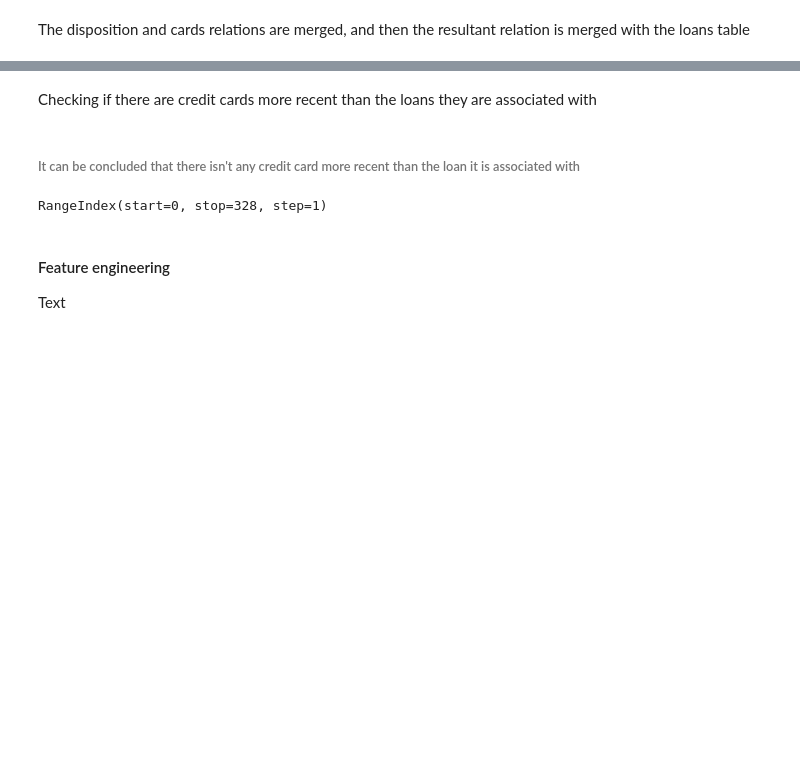
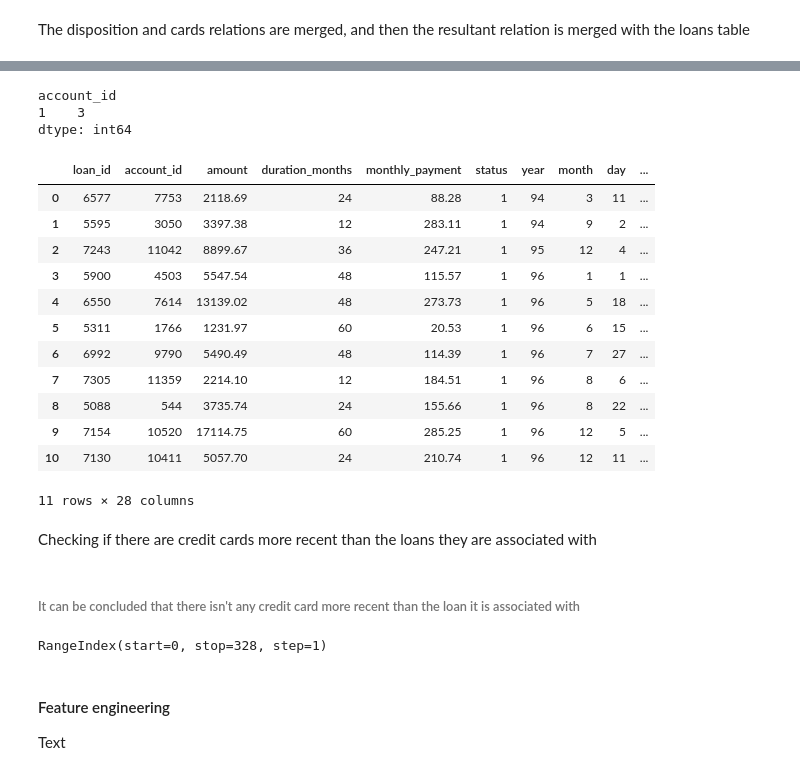
Before and after one commit to bdmendes/feup-ac-banking, a Jupyter notebook: project.ipynb, the cells around one changed output, grey strips where cells are left out. Cells and saved outputs as stored; diff of their text form; code cells hidden in the pictures; blank space fills up the shorter version.

```diff
--- a/project.ipynb
+++ b/project.ipynb
@@ -276,3 +294,40 @@ Checking if there are credit cards created before the creation of the account th
+# %%
+# tests if there is more than one card per account (proof)
+df = pd.DataFrame({
+   'card_id': [1,2,3,4],
+   'account_id': [1,1,1,2]
+})
+cards_per_account = df.groupby(['account_id']).size()
+cards_per_account[cards_per_account > 1]
+# %% [output]
+account_id
+1    3
+dtype: int64
+# %%
+# cards.columns
+# loans.account_id.is_unique
+
+loanCards = loans.merge(cards, on="account_id")
+loanCards
+# loanCards.account_id.is_unique
+# loanCards.columns
+
+# res = loanCards[loanCards.card_type == 'junior']
+# res[['loan_id','account_id', 'status', 'card_type']]
+# %% [output]
+|  | loan_id | account_id | amount | duration_months | monthly_payment | status | year | month | day | ... |
+| 0 | 6577 | 7753 | 2118.69 | 24 | 88.28 | 1 | 94 | 3 | 11 | ... |
+| 1 | 5595 | 3050 | 3397.38 | 12 | 283.11 | 1 | 94 | 9 | 2 | ... |
+| 2 | 7243 | 11042 | 8899.67 | 36 | 247.21 | 1 | 95 | 12 | 4 | ... |
+| 3 | 5900 | 4503 | 5547.54 | 48 | 115.57 | 1 | 96 | 1 | 1 | ... |
+| 4 | 6550 | 7614 | 13139.02 | 48 | 273.73 | 1 | 96 | 5 | 18 | ... |
+| 5 | 5311 | 1766 | 1231.97 | 60 | 20.53 | 1 | 96 | 6 | 15 | ... |
+| 6 | 6992 | 9790 | 5490.49 | 48 | 114.39 | 1 | 96 | 7 | 27 | ... |
+| 7 | 7305 | 11359 | 2214.10 | 12 | 184.51 | 1 | 96 | 8 | 6 | ... |
+| 8 | 5088 | 544 | 3735.74 | 24 | 155.66 | 1 | 96 | 8 | 22 | ... |
+| 9 | 7154 | 10520 | 17114.75 | 60 | 285.25 | 1 | 96 | 12 | 5 | ... |
+| 10 | 7130 | 10411 | 5057.70 | 24 | 210.74 | 1 | 96 | 12 | 11 | ... |
+11 rows × 28 columns
 # %% [markdown]
 Checking if there are credit cards more recent than the loans they are associated with
 # %%
```
Also changed, not shown: parts of 6 cells of this notebook.
